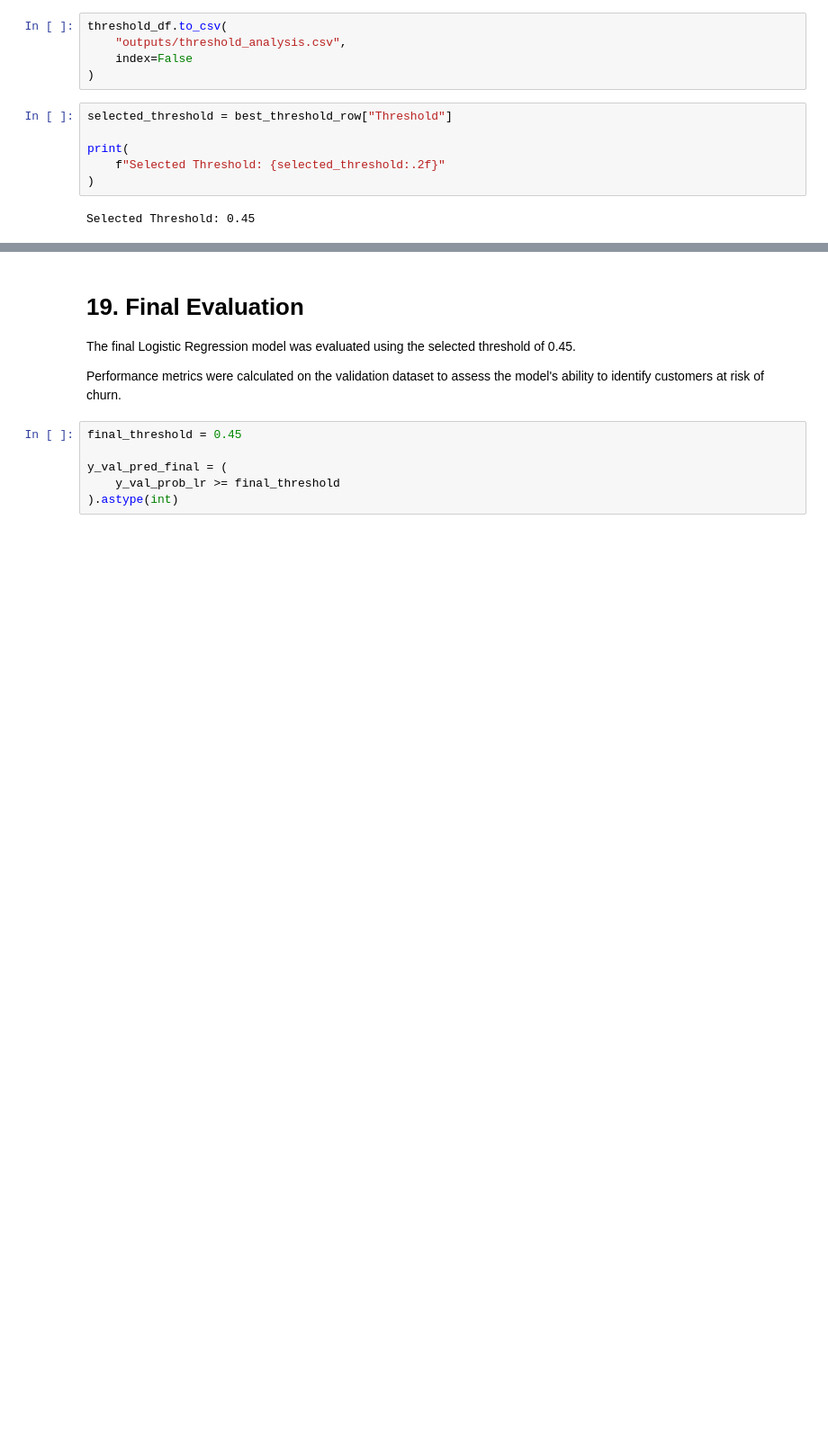
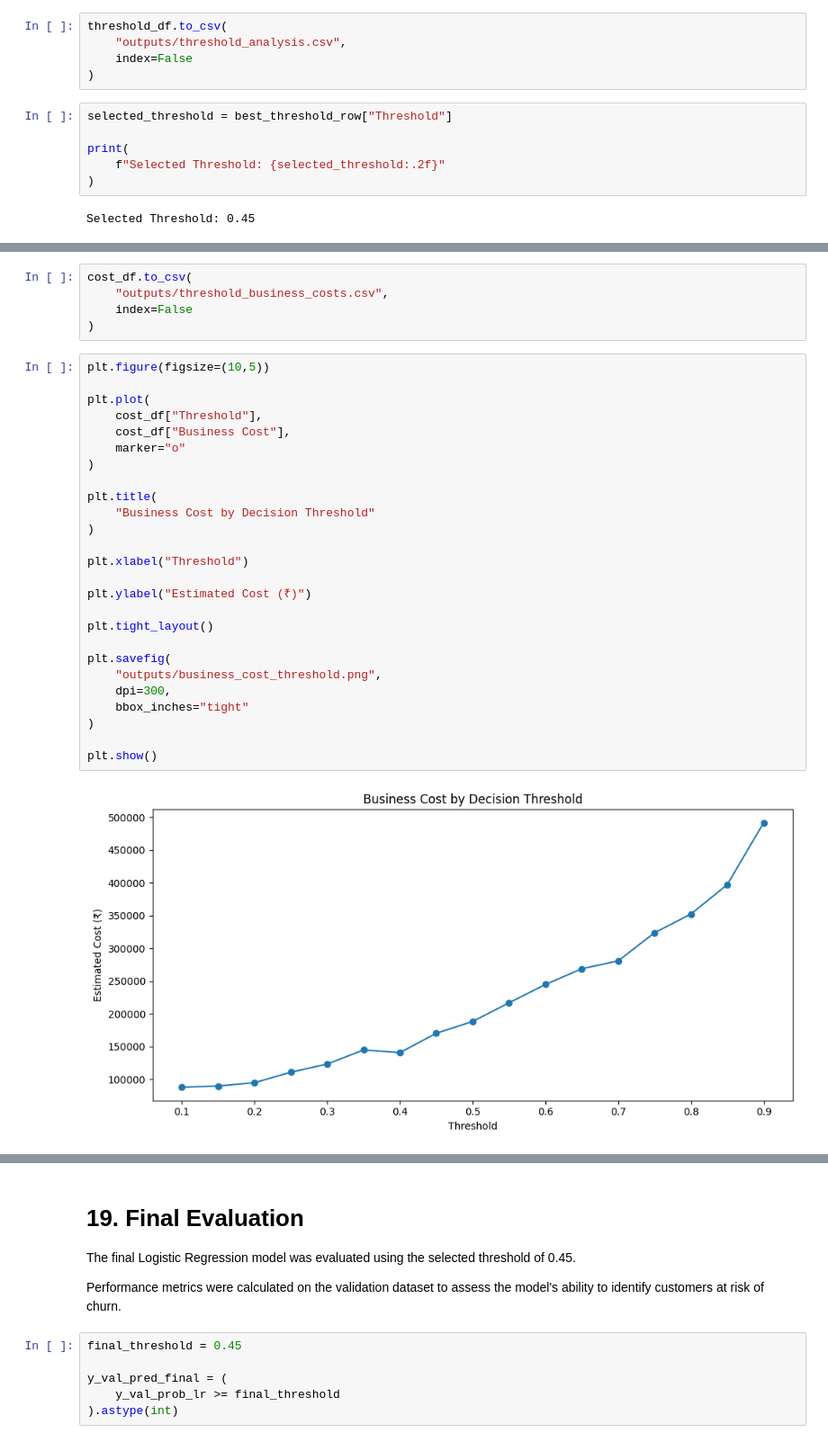
Before and after one commit to Deepika825325/part3-churn-prediction-model-card, a Jupyter notebook: churn_model.ipynb, the cells around one changed output, grey strips where cells are left out. Shown at 90% size. Saved outputs shown, nothing was run; the diff lists cells and outputs as text; blank space fills up the shorter version.

```diff
--- a/churn_model.ipynb
+++ b/churn_model.ipynb
@@ -2536,0 +2689,33 @@ Selected Threshold: 0.45
+# %%
+cost_df.to_csv(
+    "outputs/threshold_business_costs.csv",
+    index=False
+)
+# %%
+plt.figure(figsize=(10,5))
+
+plt.plot(
+    cost_df["Threshold"],
+    cost_df["Business Cost"],
+    marker="o"
+)
+
+plt.title(
+    "Business Cost by Decision Threshold"
+)
+
+plt.xlabel("Threshold")
+
+plt.ylabel("Estimated Cost (₹)")
+
+plt.tight_layout()
+
+plt.savefig(
+    "outputs/business_cost_threshold.png",
+    dpi=300,
+    bbox_inches="tight"
+)
+
+plt.show()
+# %% [output]
+[figure, added]
```
Also changed, not shown: parts of 19 cells of this notebook, 9 other files.
